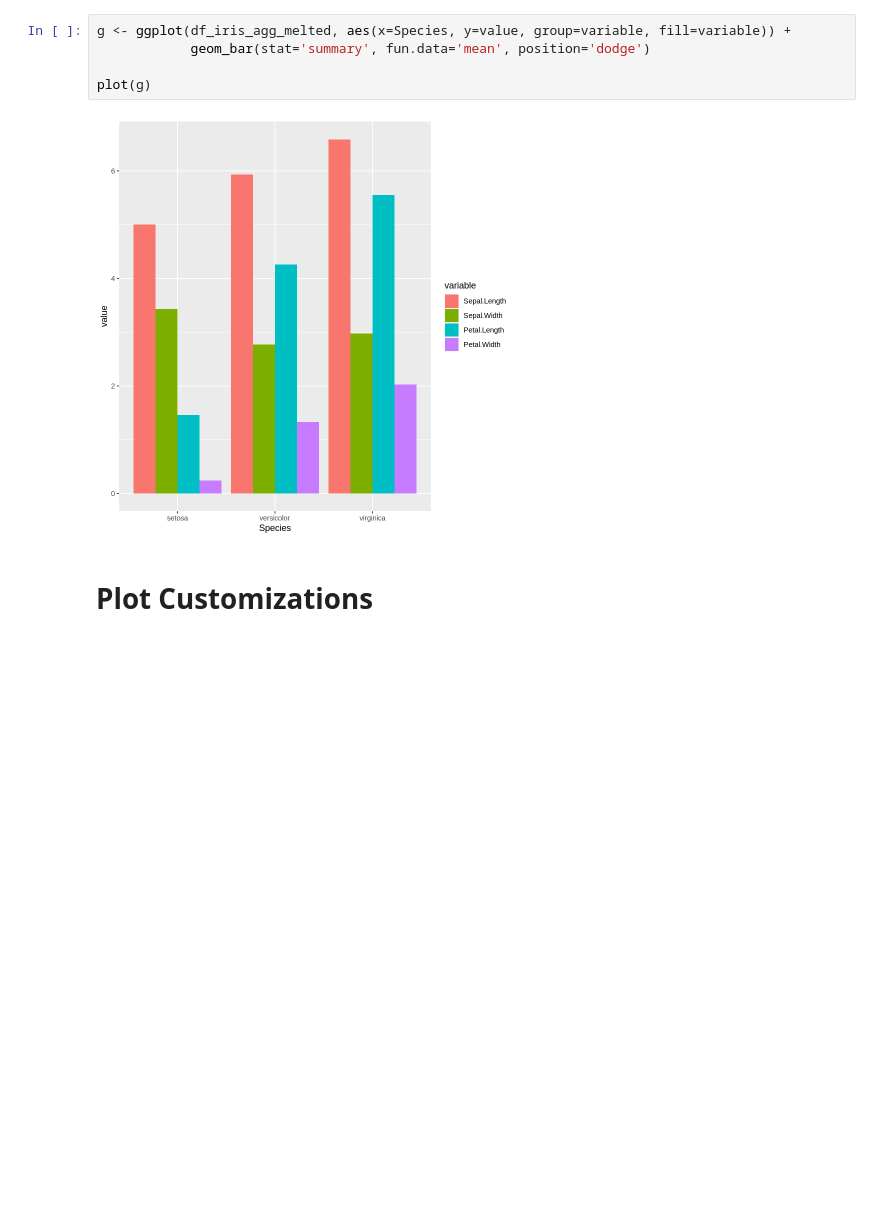
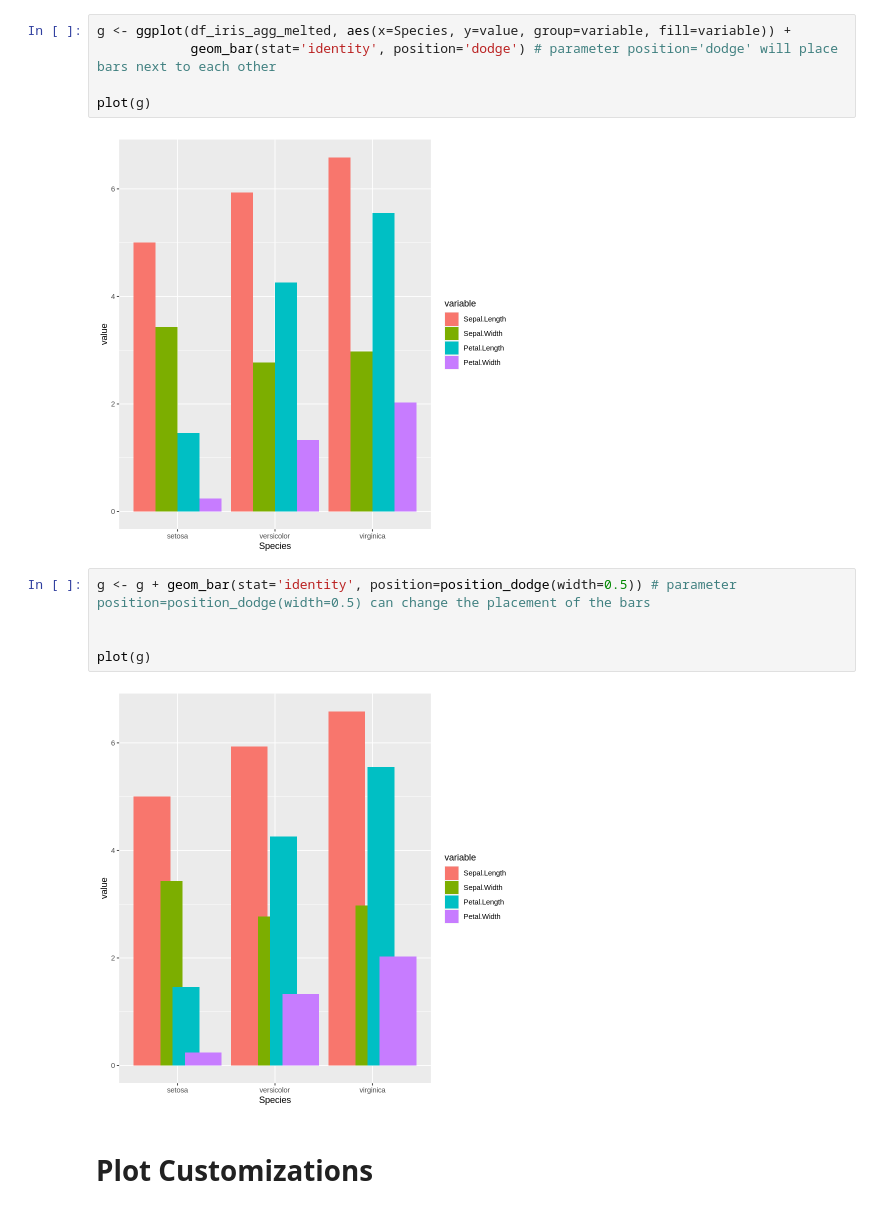
Before and after one commit to kamclar/statisticka_analyza_dat_cviceni, a Jupyter notebook: Lesson_05.ipynb, the cells around one changed output. Saved outputs shown, nothing was run; the diff lists cells and outputs as text; blank space fills up the shorter version.

```diff
--- a/Lesson_05.ipynb
+++ b/Lesson_05.ipynb
@@ -218,11 +243,18 @@ A data.frame: 12 × 3
 | virginica | Petal.Width | 2.026 |
 # %%
 g <- ggplot(df_iris_agg_melted, aes(x=Species, y=value, group=variable, fill=variable)) +
-            geom_bar(stat='summary', fun.data='mean', position='dodge')
+            geom_bar(stat='identity', position='dodge') # parameter position='dodge' will place bars next to each other
 
 plot(g)
 # %% [output]
 [figure]
+# %%
+g <- g + geom_bar(stat='identity', position=position_dodge(width=0.5)) # parameter position=position_dodge(width=0.5) can change the placement of the bars
+
+
+plot(g)
+# %% [output]
+[figure, added]
 # %% [markdown]
 # Plot Customizations
 # %% [markdown]
```
Also changed, not shown: parts of 13 cells of this notebook.
